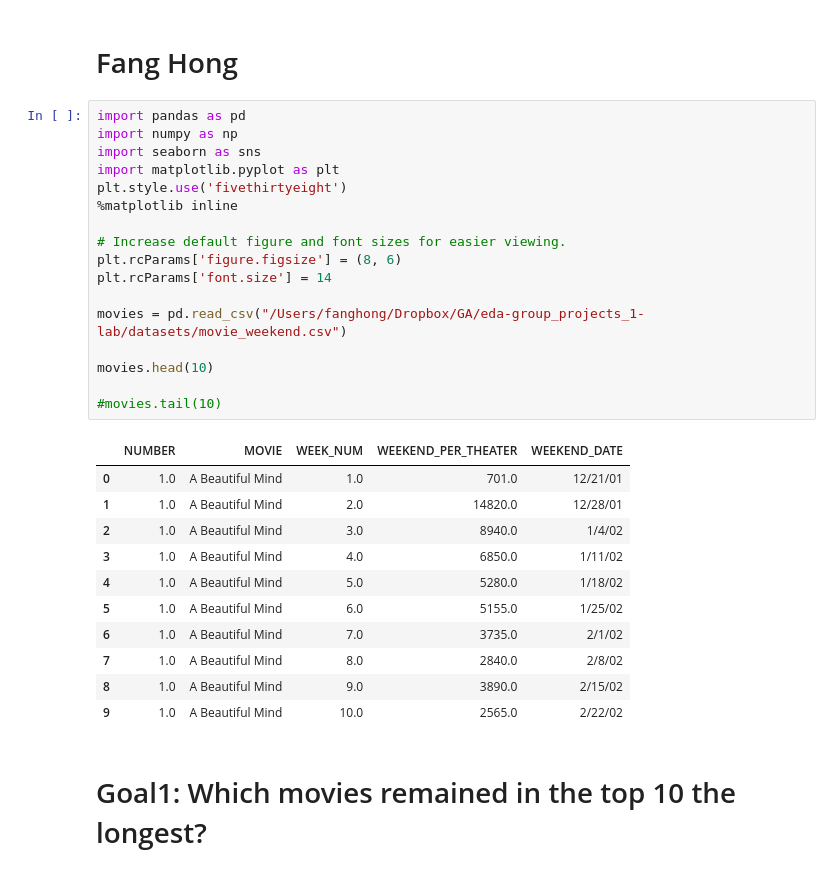
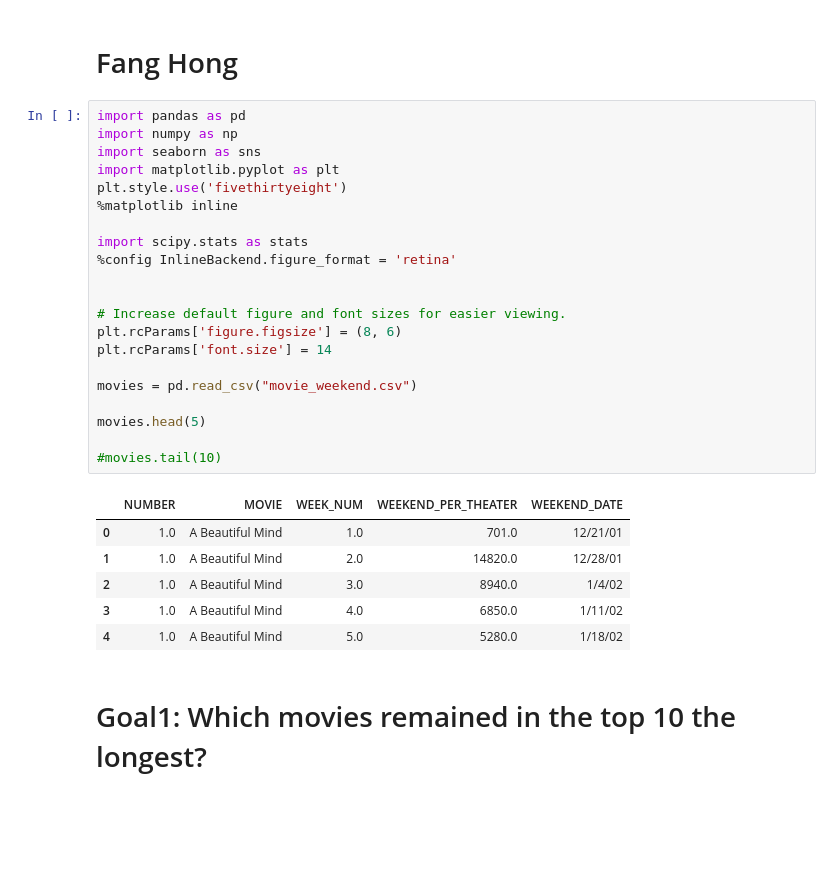
Before and after one commit to sososummer88/popcorn-project, a Jupyter notebook: popcorn.ipynb, the cells around one changed output. Cells and saved outputs as stored; diff of their text form; blank space fills up the shorter version.

```diff
--- a/popcorn.ipynb
+++ b/popcorn.ipynb
@@ -28,32 +28,31 @@ Keep in mind the main points when presenting your findings!  It's interesting to
 # %%
 import pandas as pd
 import numpy as np
 import seaborn as sns
 import matplotlib.pyplot as plt
 plt.style.use('fivethirtyeight')
 %matplotlib inline
 
+import scipy.stats as stats
+%config InlineBackend.figure_format = 'retina'
+
+
 # Increase default figure and font sizes for easier viewing.
 plt.rcParams['figure.figsize'] = (8, 6)
 plt.rcParams['font.size'] = 14
 
-movies = pd.read_csv("/Users/fanghong/Dropbox/GA/eda-group_projects_1-lab/datasets/movie_weekend.csv")
+movies = pd.read_csv("movie_weekend.csv")
 
-movies.head(10)
+movies.head(5)
 
 #movies.tail(10)
 # %% [output]
 |  | NUMBER | MOVIE | WEEK_NUM | WEEKEND_PER_THEATER | WEEKEND_DATE |
 | 0 | 1.0 | A Beautiful Mind | 1.0 | 701.0 | 12/21/01 |
 | 1 | 1.0 | A Beautiful Mind | 2.0 | 14820.0 | 12/28/01 |
 | 2 | 1.0 | A Beautiful Mind | 3.0 | 8940.0 | 1/4/02 |
 | 3 | 1.0 | A Beautiful Mind | 4.0 | 6850.0 | 1/11/02 |
 | 4 | 1.0 | A Beautiful Mind | 5.0 | 5280.0 | 1/18/02 |
-| 5 | 1.0 | A Beautiful Mind | 6.0 | 5155.0 | 1/25/02 |
-| 6 | 1.0 | A Beautiful Mind | 7.0 | 3735.0 | 2/1/02 |
-| 7 | 1.0 | A Beautiful Mind | 8.0 | 2840.0 | 2/8/02 |
-| 8 | 1.0 | A Beautiful Mind | 9.0 | 3890.0 | 2/15/02 |
-| 9 | 1.0 | A Beautiful Mind | 10.0 | 2565.0 | 2/22/02 |
 # %% [markdown]
 # Goal1: Which movies remained in the top 10 the longest?
 # %%
```
Also changed, not shown: parts of 8 cells of this notebook.
